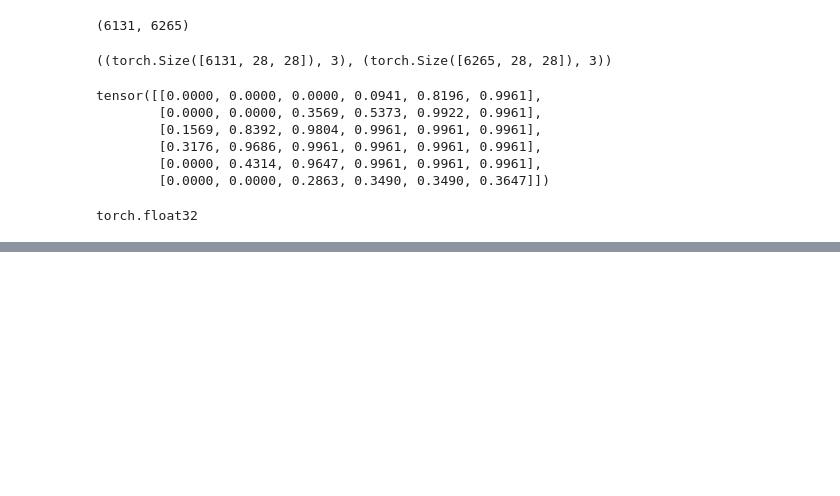
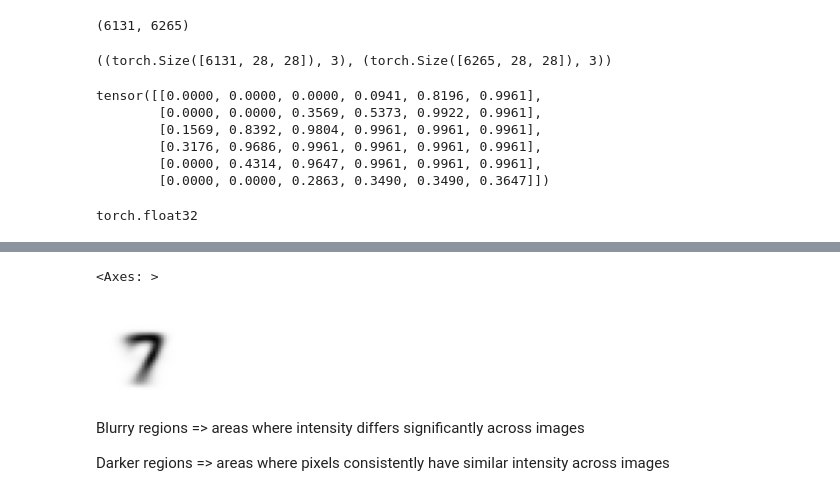
Before and after one commit to CodeWithOz/fastai-deep-learn-coders, a Jupyter notebook: ch_04_mnist_self.ipynb, the cells around one changed output, grey strips where cells are left out. Drawn from its saved outputs; the diff is of its cells as text; code cells hidden in the pictures; blank space fills up the shorter version.

```diff
--- a/ch_04_mnist_self.ipynb
+++ b/ch_04_mnist_self.ipynb
@@ -152,0 +173,9 @@ torch.float32
+# %%
+show_image(ideal_7)
+# %% [output]
+<Axes: >
+[figure, added]
+# %% [markdown]
+Blurry regions => areas where intensity differs significantly across images
+
+Darker regions => areas where pixels consistently have similar intensity across images
```
Also changed, not shown: parts of 4 cells of this notebook.
